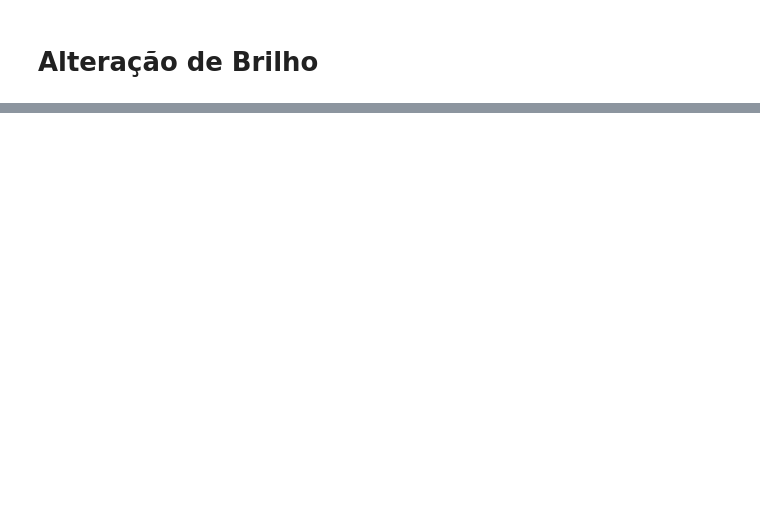
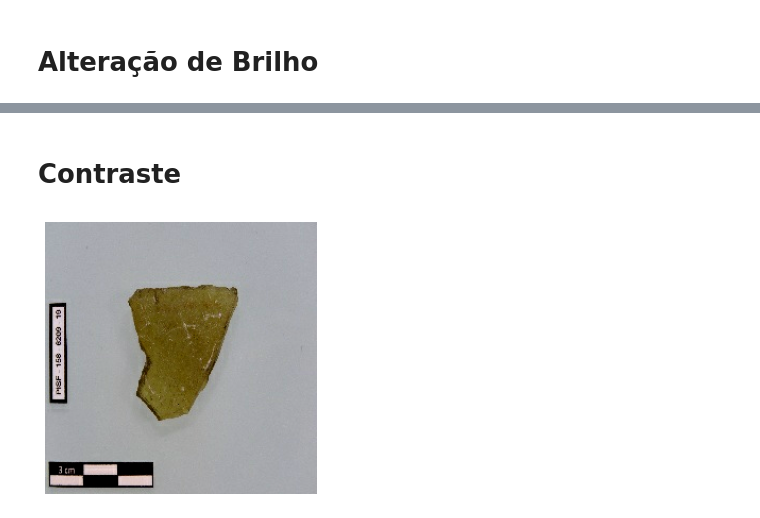
Before and after one commit to ArthurrCr/projeto_classificacao_artefatos, a Jupyter notebook: notebooks/_preprocessamento.ipynb, the cells around one changed output, grey strips where cells are left out. Cells and saved outputs as stored; diff of their text form; code cells hidden in the pictures; blank space fills up the shorter version.

```diff
--- a/notebooks/_preprocessamento.ipynb
+++ b/notebooks/_preprocessamento.ipynb
@@ -125,0 +89,11 @@ plt.show()
+# %% [markdown]
+# Contraste
+# %%
+contrast_image = adjust_contrast(original_image, contrast_factor = 1.3)
+
+plt.figure(figsize=(5, 5))
+plt.imshow(contrast_image)
+plt.axis('off')
+plt.show()
+# %% [output]
+[figure, added]
```
Also changed, not shown: parts of 30 cells of this notebook, 4 other files.
